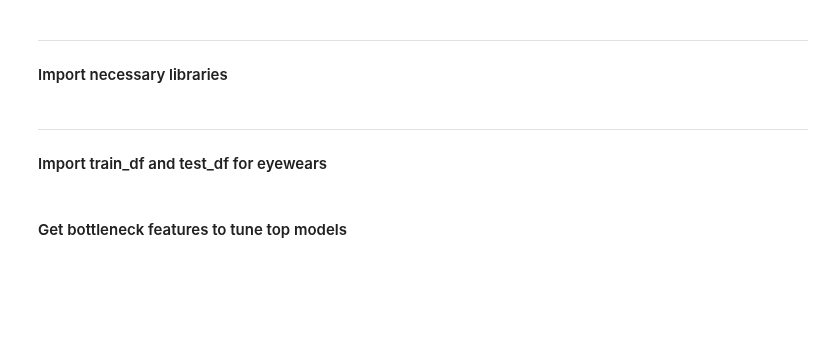
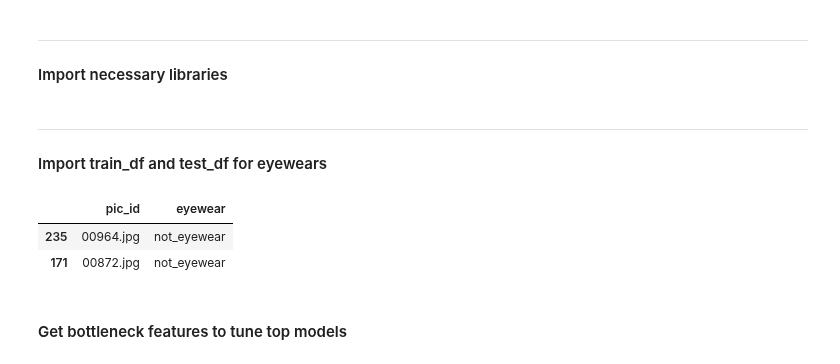
Before and after one commit to mzhou356/img2recommender, a Jupyter notebook: notebooks/vgg16_model_tuning_eyewear.ipynb, the cells around one changed output. Cells and saved outputs as stored; diff of their text form; code cells hidden in the pictures; blank space fills up the shorter version.

```diff
--- a/notebooks/vgg16_model_tuning_eyewear.ipynb
+++ b/notebooks/vgg16_model_tuning_eyewear.ipynb
@@ -57,6 +57,12 @@ from keras.callbacks import ModelCheckpoint
 # %%
 train_df = pd.read_pickle('../pickle_files/train_df_glasses.pkl')
 test_df = pd.read_pickle('../pickle_files/test_df_glasses.pkl')
+# %%
+train_df.head(2)
+# %% [output]
+|  | pic_id | eyewear |
+| 235 | 00964.jpg | not_eyewear |
+| 171 | 00872.jpg | not_eyewear |
 # %% [markdown]
 #### Get bottleneck features to tune top models
 # %%
```
Also changed, not shown: parts of 10 cells of this notebook, 2 other files.
